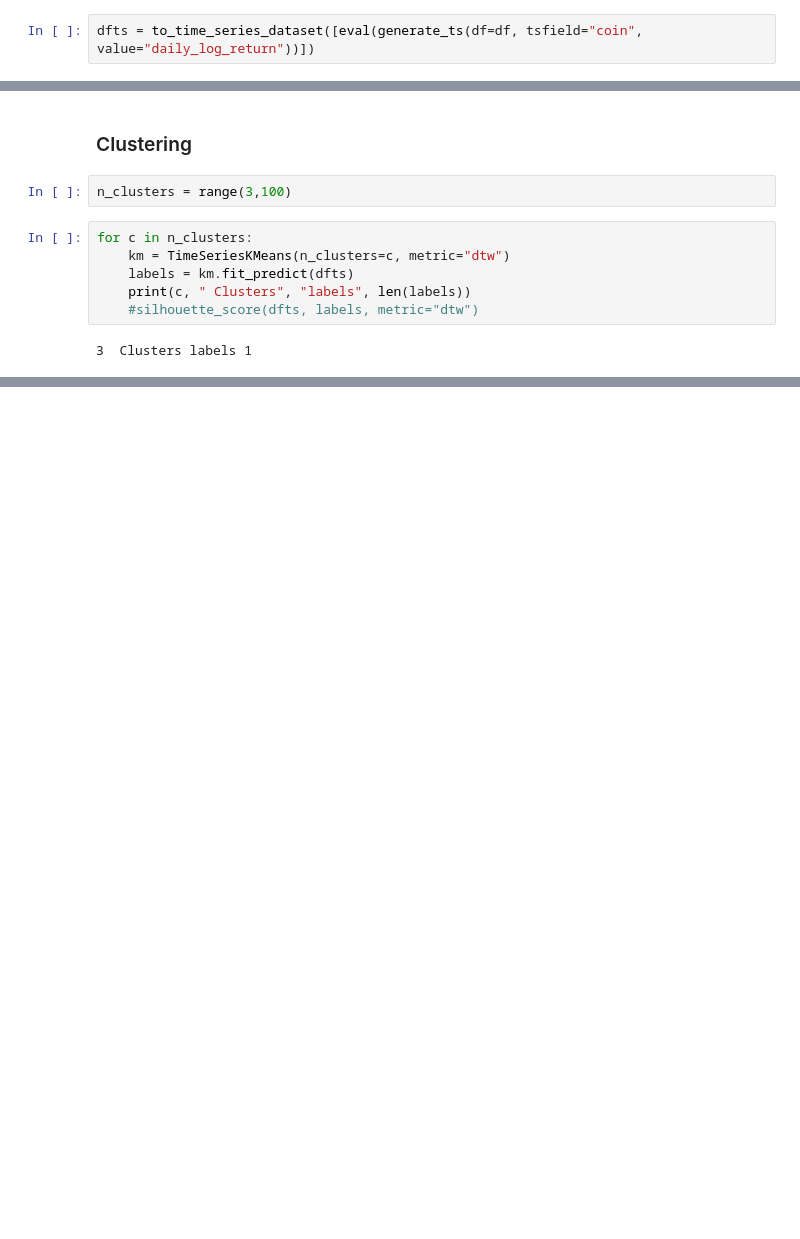
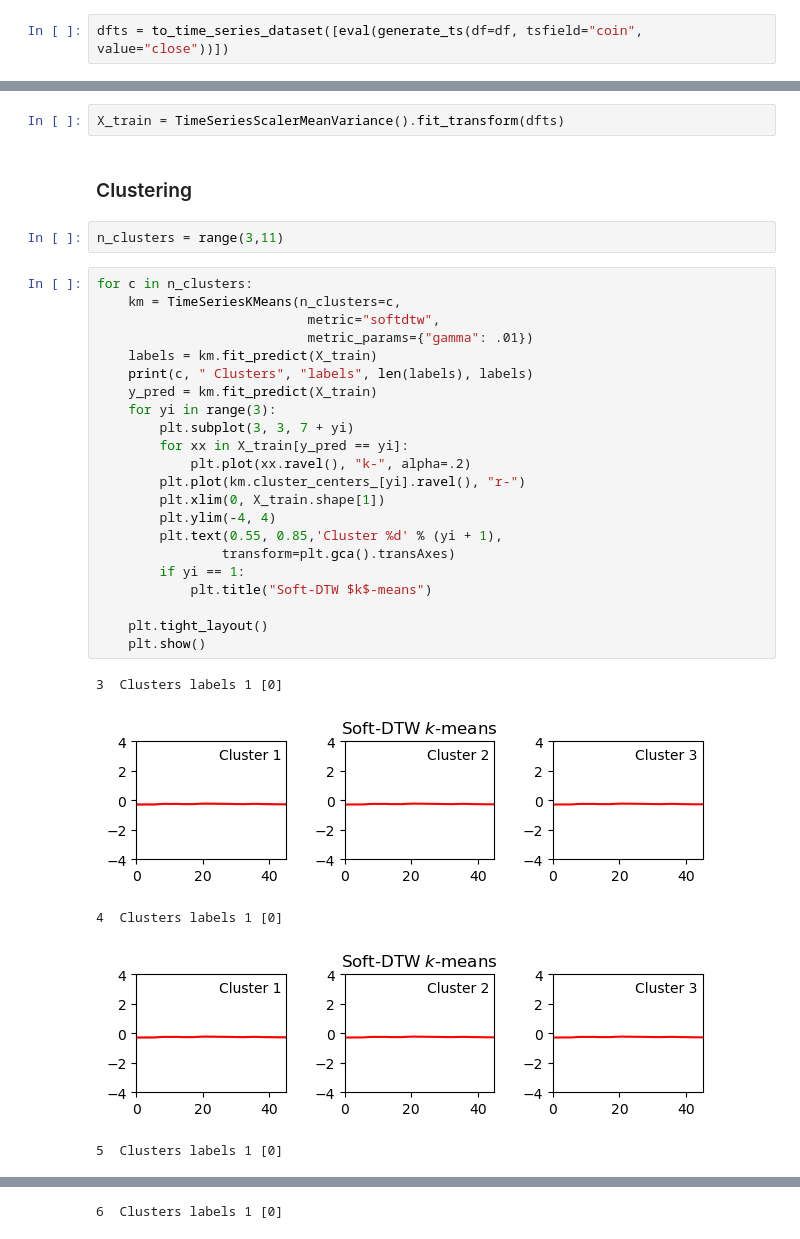
Before and after one commit to FedeScenna/Crypto_NetworkAnalysis, a Jupyter notebook: 06_ClusterAnalysis.ipynb, the cells around one changed output, grey strips where cells are left out. Cells and saved outputs as stored; diff of their text form; blank space fills up the shorter version.

Commit message:
clustering

```diff
--- a/06_ClusterAnalysis.ipynb
+++ b/06_ClusterAnalysis.ipynb
@@ -24,4 +26,4 @@ def generate_ts(df, tsfield, value):
         initstr += "df[df['{}']=='{}']['{}'].tolist(),".format(str(tsfield),str(val), str(value))
     return(initstr)
 # %%
-dfts = to_time_series_dataset([eval(generate_ts(df=df, tsfield="coin", value="daily_log_return"))])
+dfts = to_time_series_dataset([eval(generate_ts(df=df, tsfield="coin", value="close"))])
@@ -42,12 +30,34 @@ array([[[ 0.01933985, -0.0307966 ,  0.01794502, ..., -0.05024471,
+# %%
+X_train = TimeSeriesScalerMeanVariance().fit_transform(dfts)
 # %% [markdown]
 ### Clustering
 # %%
-n_clusters = range(3,100)
+n_clusters = range(3,11)
-# %%
-for c in n_clusters:
-    km = TimeSeriesKMeans(n_clusters=c, metric="dtw")
-    labels = km.fit_predict(dfts)
-    print(c, " Clusters", "labels", len(labels))
-    #silhouette_score(dfts, labels, metric="dtw")
-# %% [output]
-3  Clusters labels 1
+# %%
+for c in n_clusters:
+    km = TimeSeriesKMeans(n_clusters=c,
+                           metric="softdtw",
+                           metric_params={"gamma": .01})
+    labels = km.fit_predict(X_train)
+    print(c, " Clusters", "labels", len(labels), labels)
+    y_pred = km.fit_predict(X_train)
+    for yi in range(3):
+        plt.subplot(3, 3, 7 + yi)
+        for xx in X_train[y_pred == yi]:
+            plt.plot(xx.ravel(), "k-", alpha=.2)
+        plt.plot(km.cluster_centers_[yi].ravel(), "r-")
+        plt.xlim(0, X_train.shape[1])
+        plt.ylim(-4, 4)
+        plt.text(0.55, 0.85,'Cluster %d' % (yi + 1),
+                transform=plt.gca().transAxes)
+        if yi == 1:
+            plt.title("Soft-DTW $k$-means")
+
+    plt.tight_layout()
+    plt.show()
+# %% [output]
+3  Clusters labels 1 [0]
+[figure, added]
+4  Clusters labels 1 [0]
+[figure, added]
+5  Clusters labels 1 [0]
@@ -53,0 +65 @@ for c in n_clusters:
+6  Clusters labels 1 [0]
```
Also changed, not shown: parts of 3 cells of this notebook.
